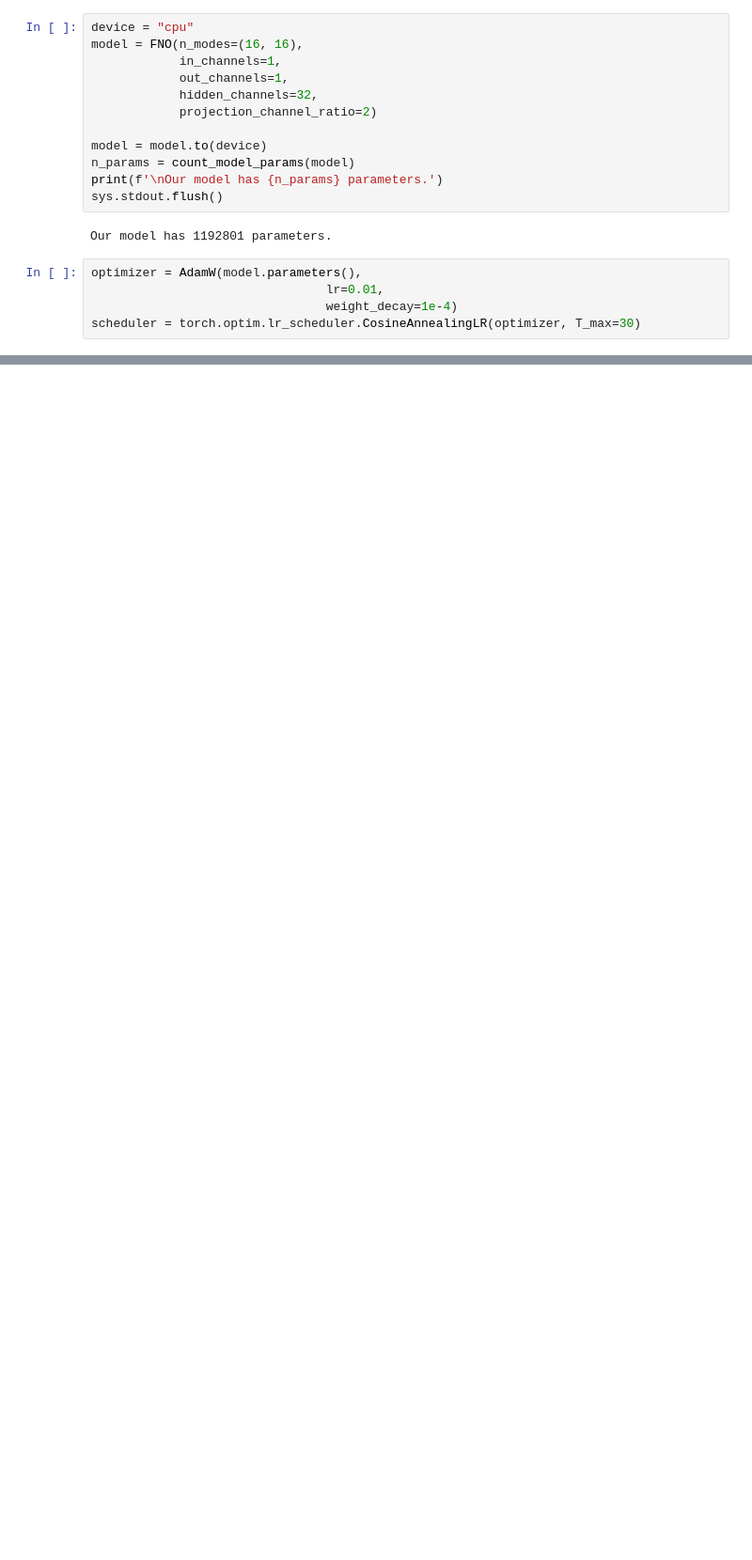
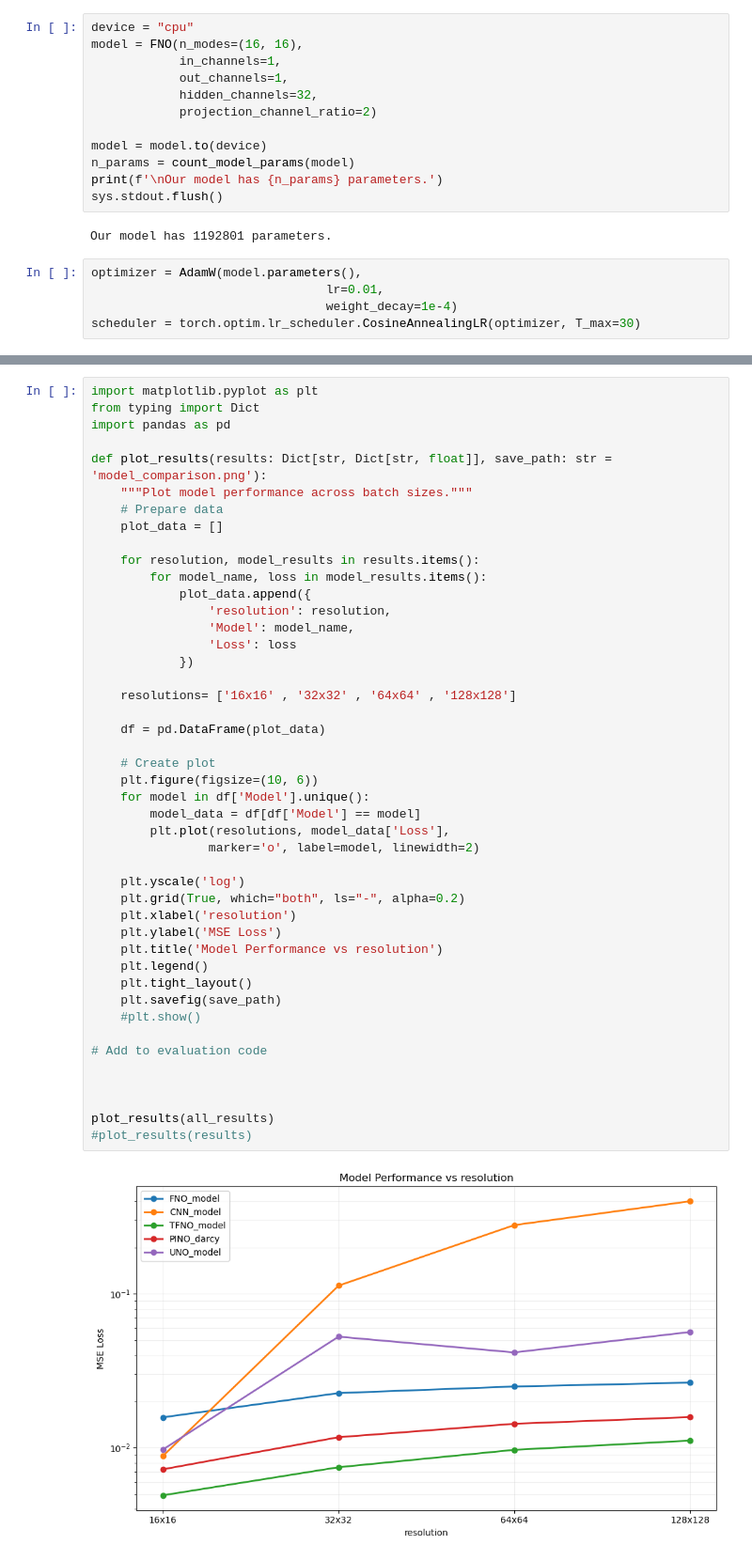
Before and after one commit to Mohammed-khlifi/NeuralPDE-Solver, a Jupyter notebook: FNO.ipynb, the cells around one changed output, grey strips where cells are left out. Shown at 94% size. Saved outputs shown, nothing was run; the diff lists cells and outputs as text; blank space fills up the shorter version.

```diff
--- a/FNO.ipynb
+++ b/FNO.ipynb
@@ -1060,0 +886,47 @@ display(results_df)
+# %%
+import matplotlib.pyplot as plt
+from typing import Dict
+import pandas as pd
+
+def plot_results(results: Dict[str, Dict[str, float]], save_path: str = 'model_comparison.png'):
+    """Plot model performance across batch sizes."""
+    # Prepare data
+    plot_data = []
+
+    for resolution, model_results in results.items():
+        for model_name, loss in model_results.items():
+            plot_data.append({
+                'resolution': resolution,
+                'Model': model_name,
+                'Loss': loss
+            })
+
+    resolutions= ['16x16' , '32x32' , '64x64' , '128x128']
+
+    df = pd.DataFrame(plot_data)
+
+    # Create plot
+    plt.figure(figsize=(10, 6))
+    for model in df['Model'].unique():
+        model_data = df[df['Model'] == model]
+        plt.plot(resolutions, model_data['Loss'],
+                marker='o', label=model, linewidth=2)
+
+    plt.yscale('log')
+    plt.grid(True, which="both", ls="-", alpha=0.2)
+    plt.xlabel('resolution')
+    plt.ylabel('MSE Loss')
+    plt.title('Model Performance vs resolution')
+    plt.legend()
+    plt.tight_layout()
+    plt.savefig(save_path)
+    #plt.show()
+
+# Add to evaluation code
+
+
+
+plot_results(all_results)
+#plot_results(results)
+# %% [output]
+[figure, added]
```
Also changed, not shown: parts of 34 cells of this notebook, 29 other files.
